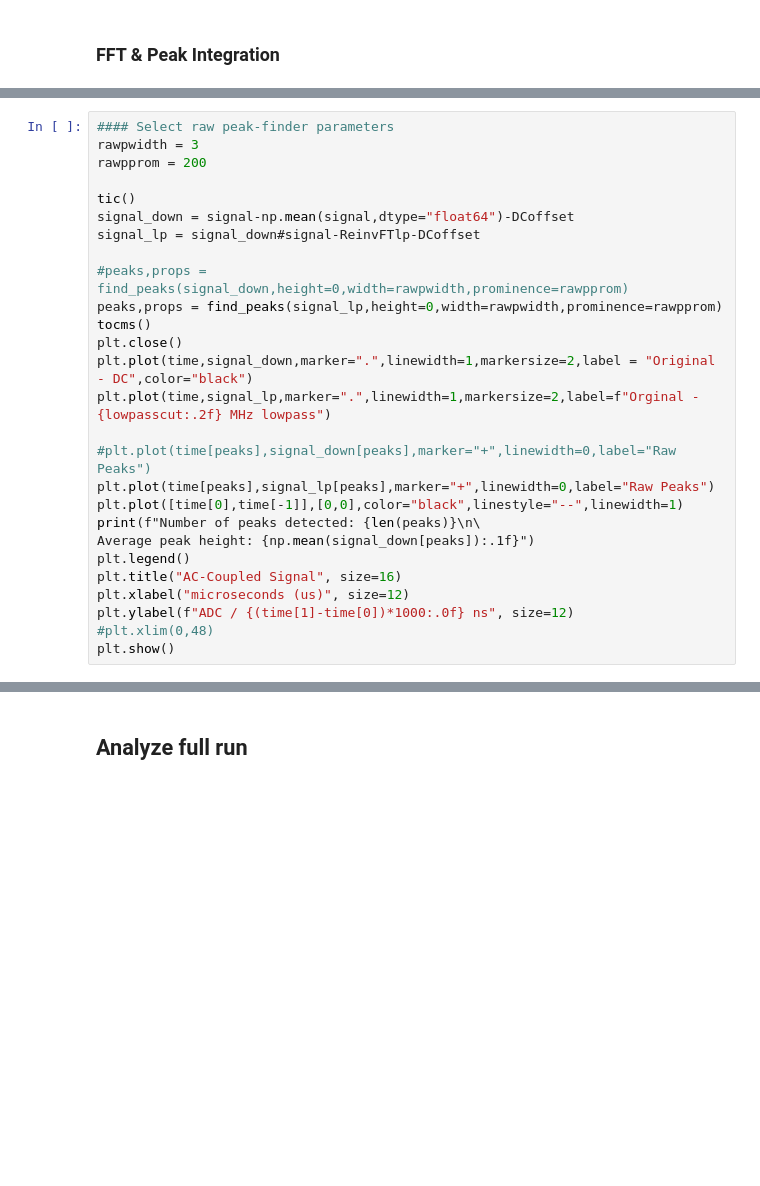
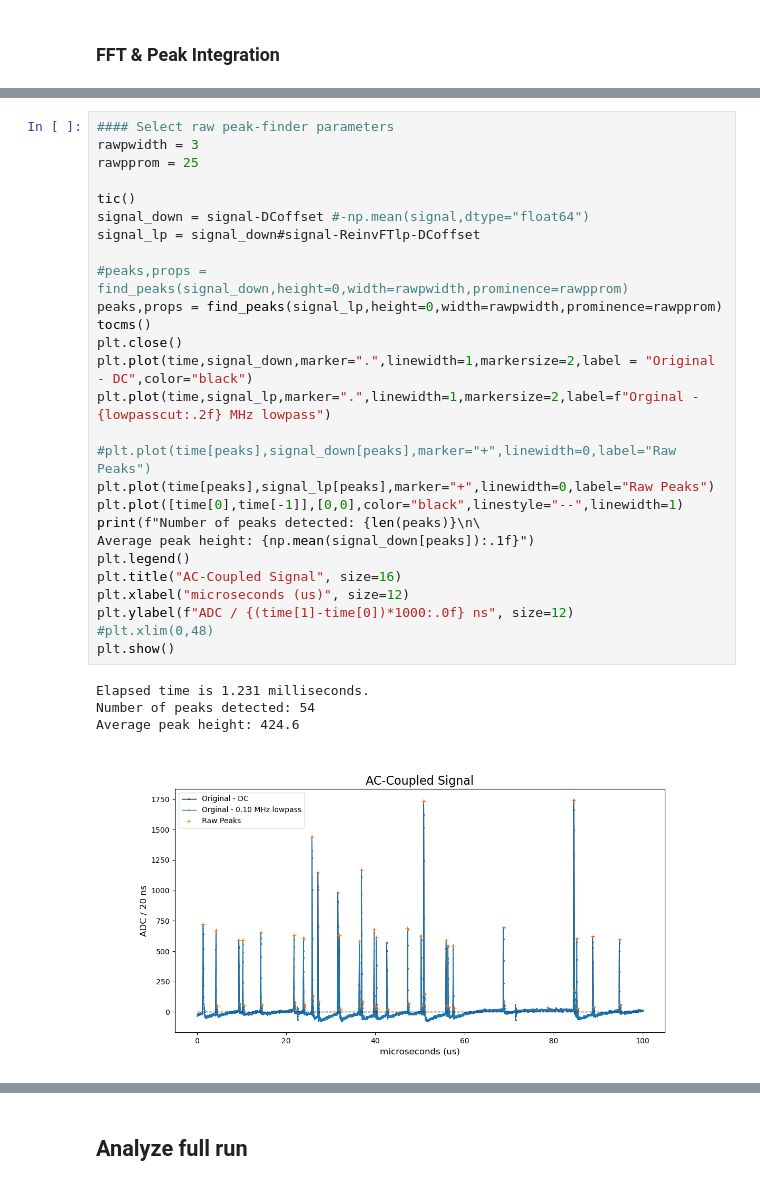
Before and after one commit to peckalec/dm-lab, a Jupyter notebook: REFLECT/SiPM_Analysis.ipynb, the cells around one changed output, grey strips where cells are left out. Drawn from its saved outputs; the diff is of its cells as text; blank space fills up the shorter version.

```diff
--- a/REFLECT/SiPM_Analysis.ipynb
+++ b/REFLECT/SiPM_Analysis.ipynb
@@ -248,29 +363,34 @@ plt.show()
 # %%
 #### Select raw peak-finder parameters
 rawpwidth = 3
-rawpprom = 200
+rawpprom = 25
 
 tic()
-signal_down = signal-np.mean(signal,dtype="float64")-DCoffset
+signal_down = signal-DCoffset #-np.mean(signal,dtype="float64")
 signal_lp = signal_down#signal-ReinvFTlp-DCoffset
 
 #peaks,props = find_peaks(signal_down,height=0,width=rawpwidth,prominence=rawpprom)
 peaks,props = find_peaks(signal_lp,height=0,width=rawpwidth,prominence=rawpprom)
 tocms()
 plt.close()
 plt.plot(time,signal_down,marker=".",linewidth=1,markersize=2,label = "Original - DC",color="black")
 plt.plot(time,signal_lp,marker=".",linewidth=1,markersize=2,label=f"Orginal - {lowpasscut:.2f} MHz lowpass")
 
 #plt.plot(time[peaks],signal_down[peaks],marker="+",linewidth=0,label="Raw Peaks")
 plt.plot(time[peaks],signal_lp[peaks],marker="+",linewidth=0,label="Raw Peaks")
 plt.plot([time[0],time[-1]],[0,0],color="black",linestyle="--",linewidth=1)
 print(f"Number of peaks detected: {len(peaks)}\n\
 Average peak height: {np.mean(signal_down[peaks]):.1f}")
 plt.legend()
 plt.title("AC-Coupled Signal", size=16)
 plt.xlabel("microseconds (us)", size=12)
 plt.ylabel(f"ADC / {(time[1]-time[0])*1000:.0f} ns", size=12)
 #plt.xlim(0,48)
 plt.show()
+# %% [output]
+Elapsed time is 1.231 milliseconds.
+Number of peaks detected: 54
+Average peak height: 424.6
+[figure, added]
 # %%
 #### Select rolling integral windows to try
```
Also changed, not shown: parts of 40 cells of this notebook.
